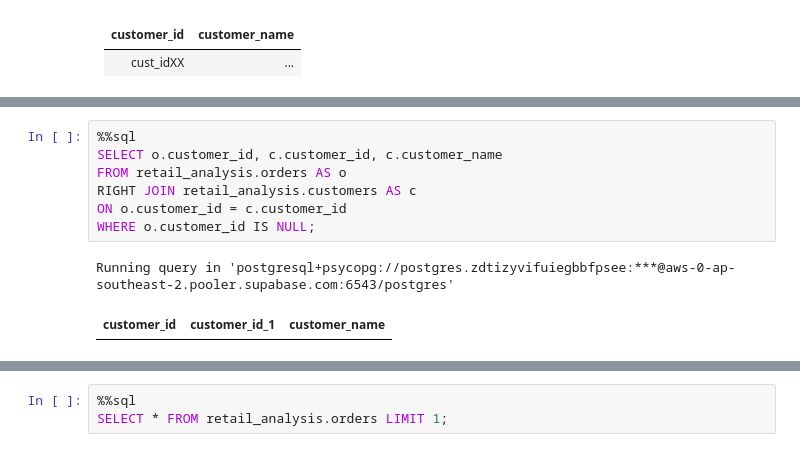
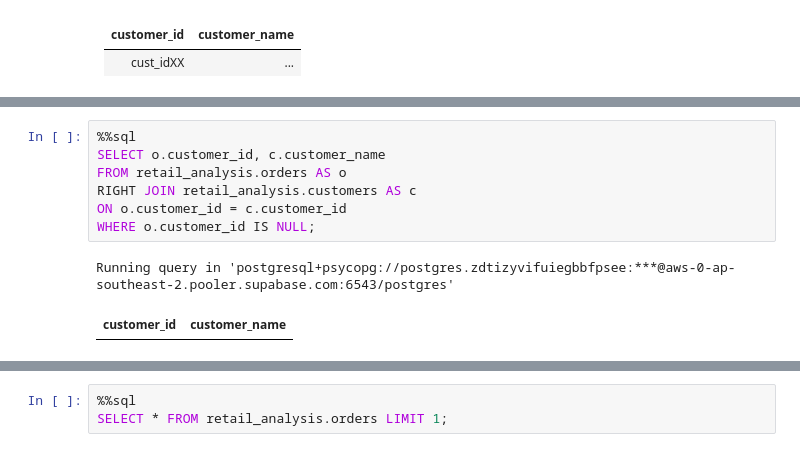
Before and after one commit to umesh-creates/sql_pandas_exercise_and_notes, a Jupyter notebook: retail_analysis exercise/retail_analysis.ipynb, the cells around one changed output, grey strips where cells are left out. Drawn from its saved outputs; the diff is of its cells as text.

Commit message:
join table computation

```diff
--- a/retail_analysis exercise/retail_analysis.ipynb
+++ b/retail_analysis exercise/retail_analysis.ipynb
@@ -232,10 +245,10 @@ cust_idXX   | ...
 # %%
 %%sql
-SELECT o.customer_id, c.customer_id, c.customer_name
+SELECT o.customer_id, c.customer_name
 FROM retail_analysis.orders AS o
 RIGHT JOIN retail_analysis.customers AS c
 ON o.customer_id = c.customer_id
 WHERE o.customer_id IS NULL;
 # %% [output]
 Running query in 'postgresql+psycopg://postgres.zdtizyvifuiegbbfpsee:***@aws-0-ap-southeast-2.pooler.supabase.com:6543/postgres'
-| customer_id | customer_id_1 | customer_name |
+| customer_id | customer_name |
```
Also changed, not shown: parts of 8 cells of this notebook.
